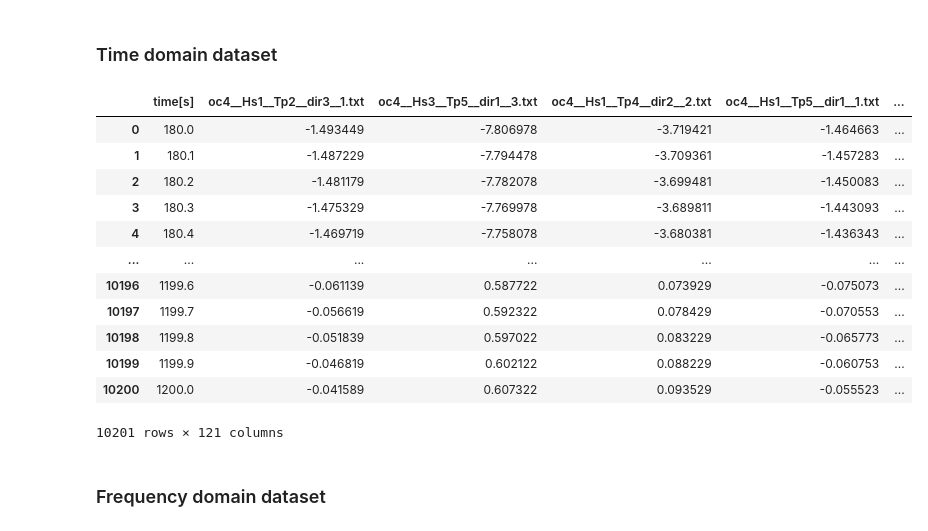
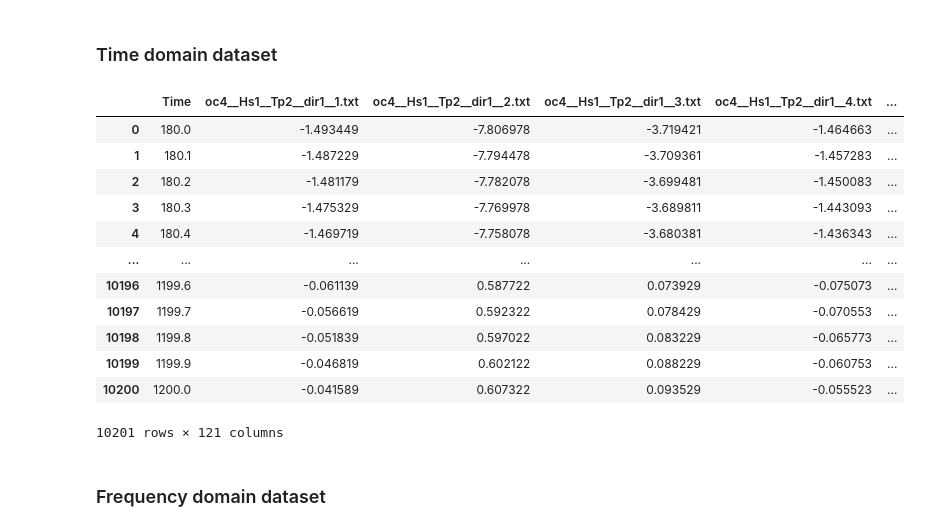
Before and after one commit to arturodmor/Mooring_anomaly_detector, a Jupyter notebook: notebooks/1_Understanding_package/1_1_build_dataset.ipynb, the cells around one changed output. Saved outputs shown, nothing was run; the diff lists cells and outputs as text; code cells hidden in the pictures.

```diff
--- a/notebooks/1_Understanding_package/1_1_build_dataset.ipynb
+++ b/notebooks/1_Understanding_package/1_1_build_dataset.ipynb
@@ -44,5 +44,5 @@ anchoring.dataframes_surge['oc4__Hs1__Tp2__dir3__1']
 # %% [markdown]
 ### Time domain dataset
 # %%
-study = Analysis()
+drag_analysis = Analysis()
 # %%
@@ -50,7 +50,7 @@ study.dataframe_for_analysis()
 # %%
-study.df_surge
+drag_analysis.df_surge
 # %% [output]
-|  | time[s] | oc4__Hs1__Tp2__dir3__1.txt | oc4__Hs3__Tp5__dir1__3.txt | oc4__Hs1__Tp4__dir2__2.txt | oc4__Hs1__Tp5__dir1__1.txt | ... |
+|  | Time | oc4__Hs1__Tp2__dir1__1.txt | oc4__Hs1__Tp2__dir1__2.txt | oc4__Hs1__Tp2__dir1__3.txt | oc4__Hs1__Tp2__dir1__4.txt | ... |
 | 0 | 180.0 | -1.493449 | -7.806978 | -3.719421 | -1.464663 | ... |
 | 1 | 180.1 | -1.487229 | -7.794478 | -3.709361 | -1.457283 | ... |
 | 2 | 180.2 | -1.481179 | -7.782078 | -3.699481 | -1.450083 | ... |
```
Also changed, not shown: parts of 11 cells of this notebook.
